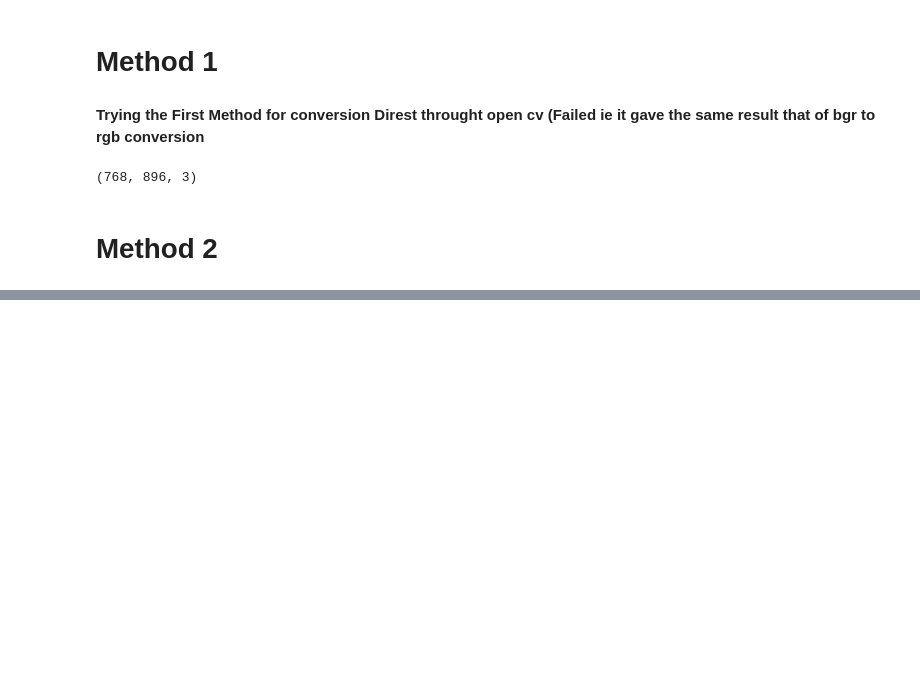
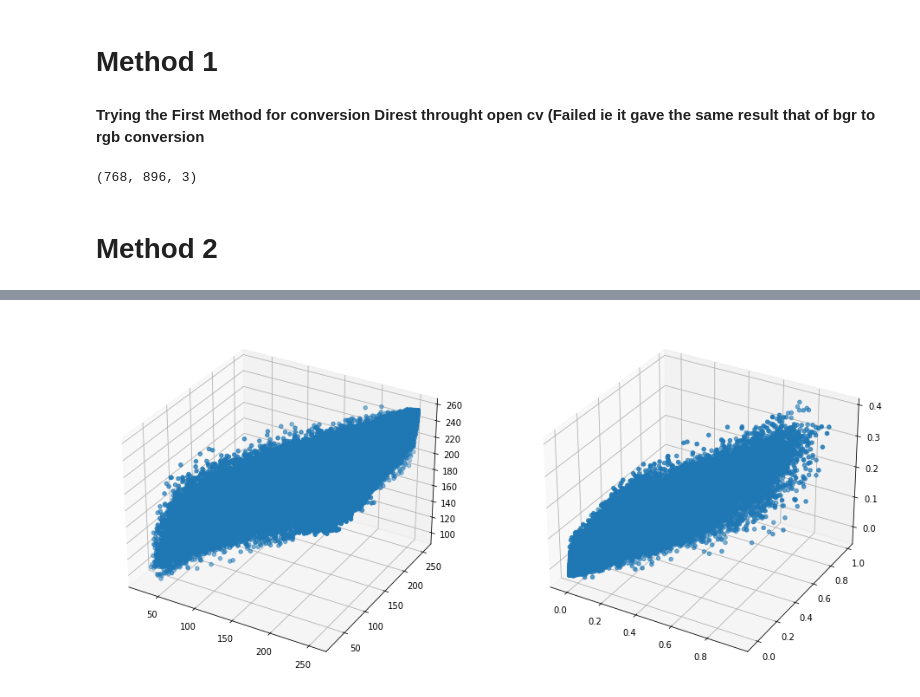
Before and after one commit to dsatyam09/Quantative-Analysis-of-normalized-image-in-Different-Color-Models., a Jupyter notebook: Color Normalization In Histology.ipynb, the cells around one changed output, grey strips where cells are left out. Drawn from its saved outputs; the diff is of its cells as text; code cells hidden in the pictures; blank space fills up the shorter version.

```diff
--- a/Color Normalization In Histology.ipynb
+++ b/Color Normalization In Histology.ipynb
@@ -49,0 +84,33 @@ img.shape
+# %%
+# Step 1: Convert RGB to OD
+# reference H&E OD matrix.
+
+HERef = np.array([[0.5626, 0.2159],
+                  [0.7201, 0.8012],                                  # default values.
+                  [0.4062, 0.5581]])
+# reference maximum stain concentrations for H&E
+maxCRef = np.array([1.9705, 1.0308])
+
+# extract the height, width and num of channels of image
+h, w, c = img.shape
+
+# reshape image to multiple rows and 3 columns.
+#Num of rows depends on the image size (wxh)
+img = img.reshape((-1,3))
+# %%
+# calculate optical density
+# OD = −log10(I)
+#OD = -np.log10(img+0.004)  #Use this when reading images with skimage
+#Adding 0.004 just to avoid log of zero.
+
+OD = -np.log10((img.astype(np.float64)+1)/Io)    #Use this for opencv imread
+# %%
+from mpl_toolkits.mplot3d import Axes3D
+fig = plt.figure(figsize=(16, 8))
+ax1 = fig.add_subplot(121, projection='3d')
+ax1.scatter(img[:,0],img[:,1],img[:,2])
+ax2 = fig.add_subplot(122, projection='3d')
+ax2.scatter(OD[:,0],OD[:,1],OD[:,2])
+plt.show()
+# %% [output]
+[figure, added]
```
Also changed, not shown: parts of 62 cells of this notebook, 4 other files.
